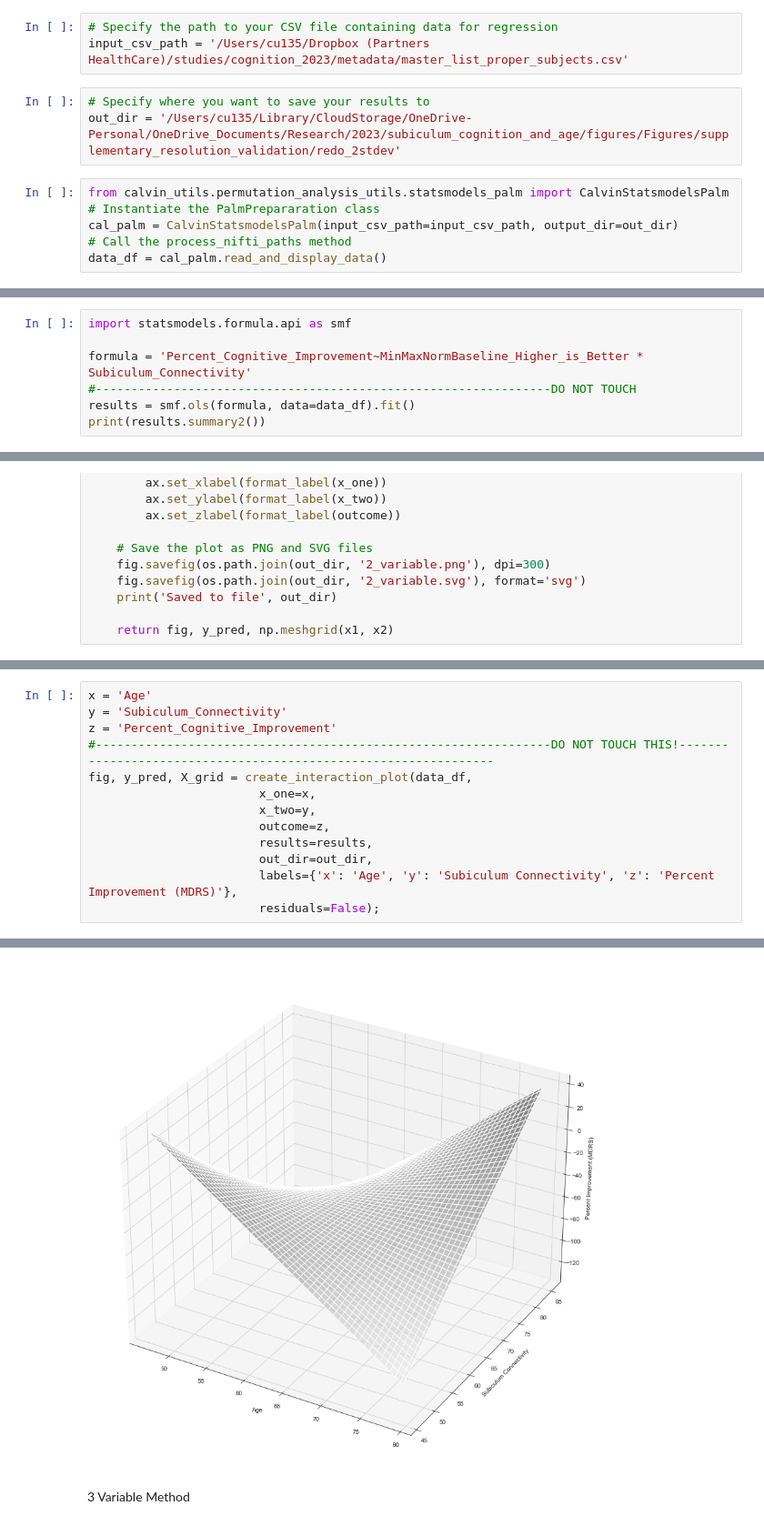
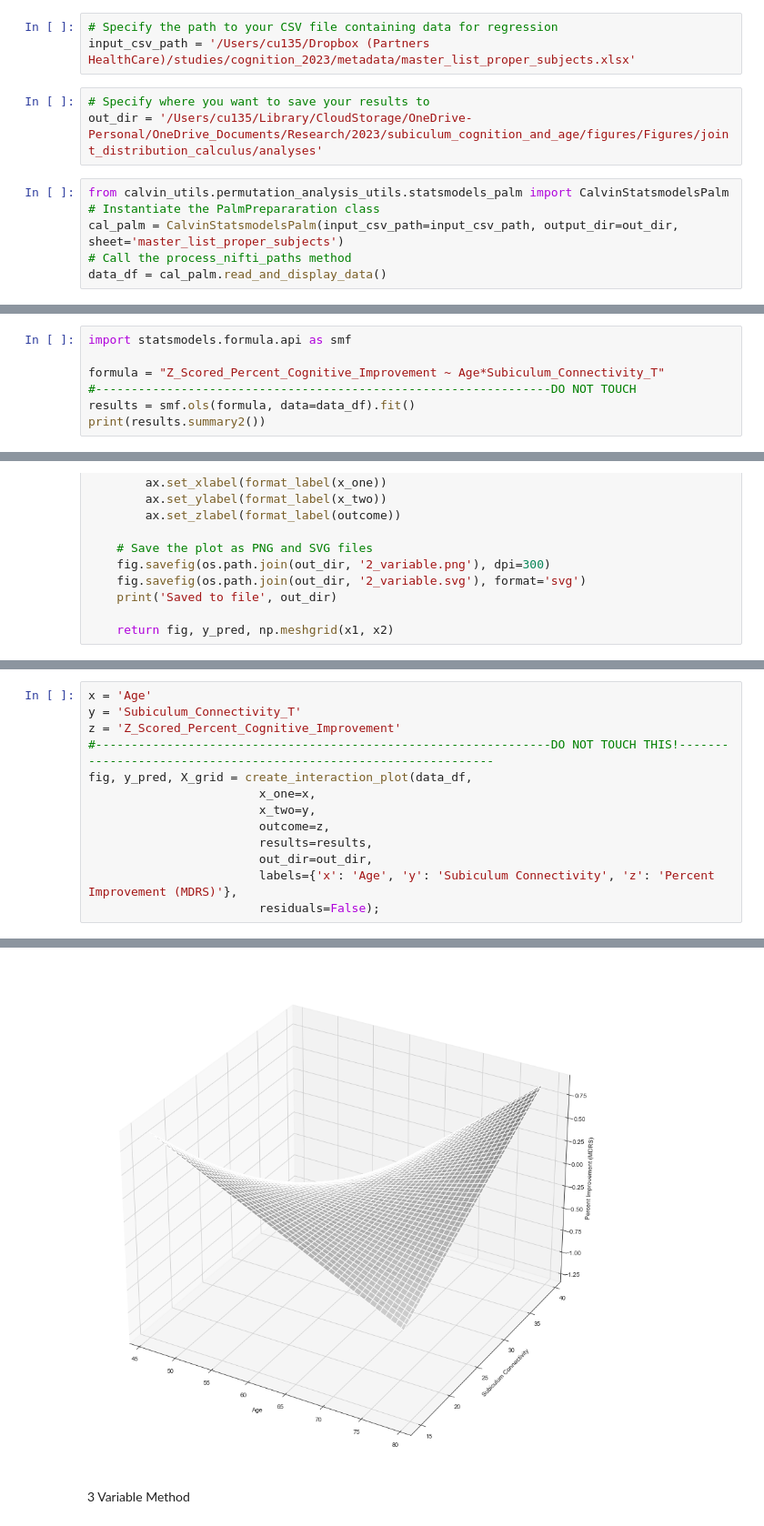
Before and after one commit to Calvinwhow/Research, a Jupyter notebook: nimlab/calvin_utils/notebooks/statistical_notebooks/regression_notebooks/regression_visualization.ipynb, the cells around one changed output, grey strips where cells are left out. Shown at 91% size. Saved outputs shown, nothing was run; the diff lists cells and outputs as text.

Commit message:
generated calculus for regressions

````diff
--- a/nimlab/calvin_utils/notebooks/statistical_notebooks/regression_notebooks/regression_visualization.ipynb
+++ b/nimlab/calvin_utils/notebooks/statistical_notebooks/regression_notebooks/regression_visualization.ipynb
@@ -23,14 +23,14 @@ We do some fancy stuff in here. Many miscellaneous methods ensue.
 ```
 # %%
 # Specify the path to your CSV file containing data for regression
-input_csv_path = '/Users/cu135/Dropbox (Partners HealthCare)/studies/cognition_2023/metadata/master_list_proper_subjects.csv'
+input_csv_path = '/Users/cu135/Dropbox (Partners HealthCare)/studies/cognition_2023/metadata/master_list_proper_subjects.xlsx'
 # %%
 # Specify where you want to save your results to
-out_dir = '/Users/cu135/Library/CloudStorage/OneDrive-Personal/OneDrive_Documents/Research/2023/subiculum_cognition_and_age/figures/Figures/supplementary_resolution_validation/redo_2stdev'
+out_dir = '/Users/cu135/Library/CloudStorage/OneDrive-Personal/OneDrive_Documents/Research/2023/subiculum_cognition_and_age/figures/Figures/joint_distribution_calculus/analyses'
 # %%
 from calvin_utils.permutation_analysis_utils.statsmodels_palm import CalvinStatsmodelsPalm
 # Instantiate the PalmPrepararation class
-cal_palm = CalvinStatsmodelsPalm(input_csv_path=input_csv_path, output_dir=out_dir)
+cal_palm = CalvinStatsmodelsPalm(input_csv_path=input_csv_path, output_dir=out_dir, sheet='master_list_proper_subjects')
 # Call the process_nifti_paths method
 data_df = cal_palm.read_and_display_data()
 # %% [output]
@@ -209,7 +206,7 @@ Index(['subject', 'Age', 'Normalized_Percent_Cognitive_Improvement',
 # %%
 import statsmodels.formula.api as smf
 
-formula = 'Percent_Cognitive_Improvement~MinMaxNormBaseline_Higher_is_Better * Subiculum_Connectivity'
+formula = "Z_Scored_Percent_Cognitive_Improvement ~ Age*Subiculum_Connectivity_T"
 #----------------------------------------------------------------DO NOT TOUCH
 results = smf.ols(formula, data=data_df).fit()
 print(results.summary2())
@@ -1087,7 +1063,7 @@ Index(['subject', 'Age', 'Normalized_Percent_Cognitive_Improvement',
 # %%
 x = 'Age'
-y = 'Subiculum_Connectivity'
-z = 'Percent_Cognitive_Improvement'
+y = 'Subiculum_Connectivity_T'
+z = 'Z_Scored_Percent_Cognitive_Improvement'
 #----------------------------------------------------------------DO NOT TOUCH THIS!----------------------------------------------------------------
 fig, y_pred, X_grid = create_interaction_plot(data_df,
                         x_one=x,
@@ -1102,4 +1078,4 @@ Saved to file /Users/cu135/Library/CloudStorage/OneDrive-Personal/OneDrive_Docum
-[figure, old version]
+[figure, new version]
 # %% [markdown]
 3 Variable Method
 # %%
````
Also changed, not shown: parts of 14 cells of this notebook, 8 other files.
